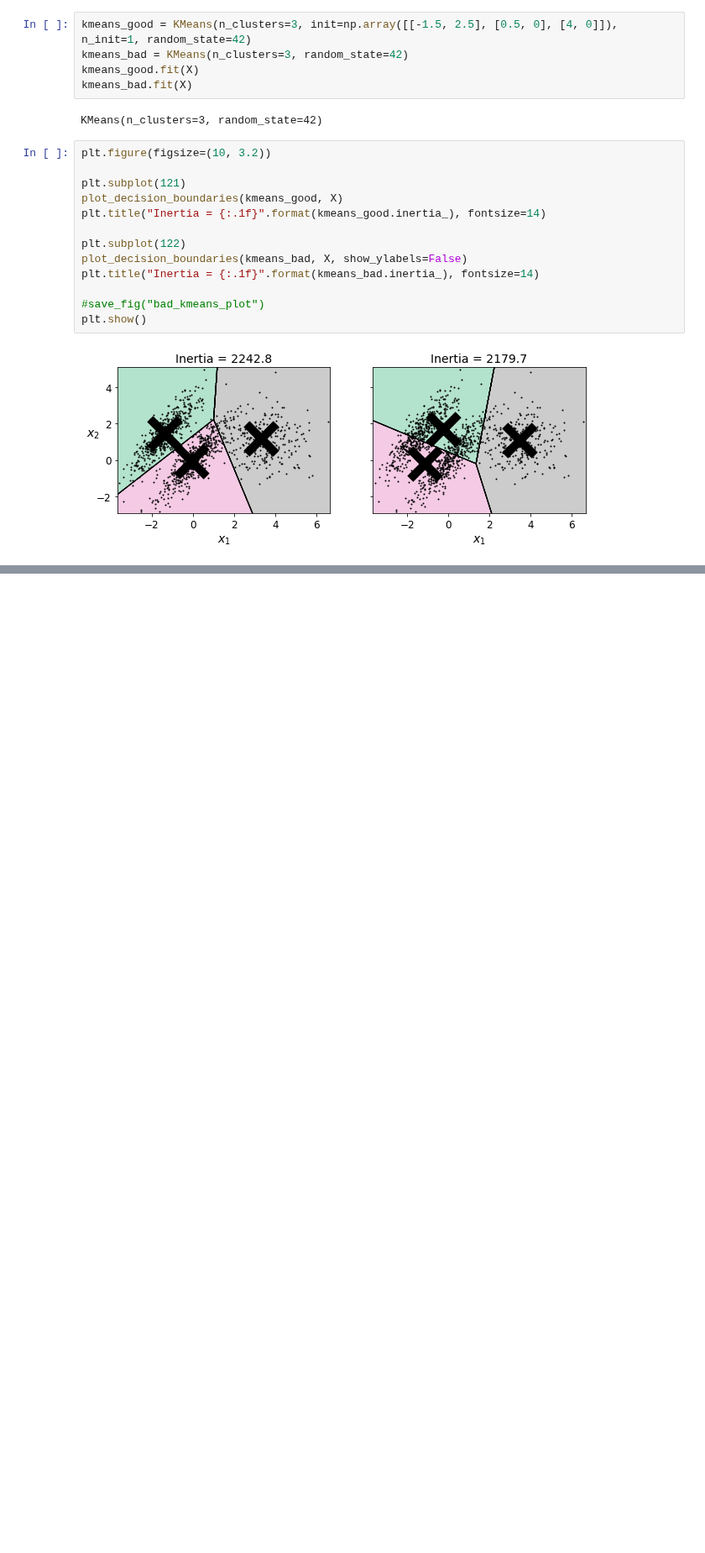
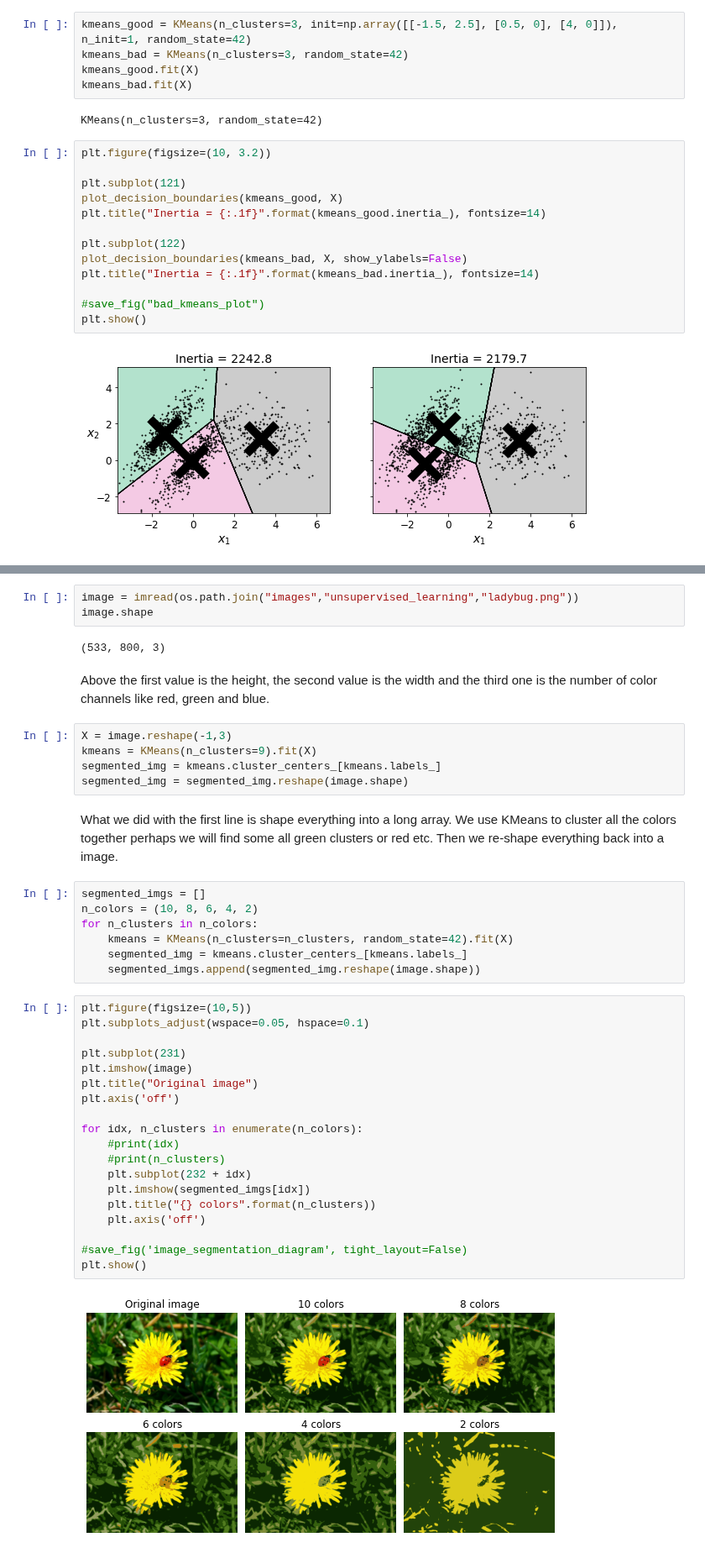
Before and after one commit to espanto28/handsonmlsklearnkerastf, a Jupyter notebook: Chapter9/Unsupervised Learning Techniques.ipynb, the cells around one changed output, grey strips where cells are left out. Shown at 84% size. Drawn from its saved outputs; the diff is of its cells as text; blank space fills up the shorter version.

```diff
--- a/Chapter9/Unsupervised Learning Techniques.ipynb
+++ b/Chapter9/Unsupervised Learning Techniques.ipynb
@@ -552,0 +578,42 @@ plt.show()
+# %%
+image = imread(os.path.join("images","unsupervised_learning","ladybug.png"))
+image.shape
+# %% [output]
+(533, 800, 3)
+# %% [markdown]
+Above the first value is the height, the second value is the width and the third one is the number of color channels like red, green and blue.
+# %%
+X = image.reshape(-1,3)
+kmeans = KMeans(n_clusters=9).fit(X)
+segmented_img = kmeans.cluster_centers_[kmeans.labels_]
+segmented_img = segmented_img.reshape(image.shape)
+# %% [markdown]
+What we did with the first line is shape everything into a long array. We use KMeans to cluster all the colors together perhaps we will find some all green clusters or red etc. Then we re-shape everything back into a image.
+# %%
+segmented_imgs = []
+n_colors = (10, 8, 6, 4, 2)
+for n_clusters in n_colors:
+    kmeans = KMeans(n_clusters=n_clusters, random_state=42).fit(X)
+    segmented_img = kmeans.cluster_centers_[kmeans.labels_]
+    segmented_imgs.append(segmented_img.reshape(image.shape))
+# %%
+plt.figure(figsize=(10,5))
+plt.subplots_adjust(wspace=0.05, hspace=0.1)
+
+plt.subplot(231)
+plt.imshow(image)
+plt.title("Original image")
+plt.axis('off')
+
+for idx, n_clusters in enumerate(n_colors):
+    #print(idx)
+    #print(n_clusters)
+    plt.subplot(232 + idx)
+    plt.imshow(segmented_imgs[idx])
+    plt.title("{} colors".format(n_clusters))
+    plt.axis('off')
+
+#save_fig('image_segmentation_diagram', tight_layout=False)
+plt.show()
+# %% [output]
+[figure, added]
```
Also changed, not shown: parts of 24 cells of this notebook, 1 other file.
